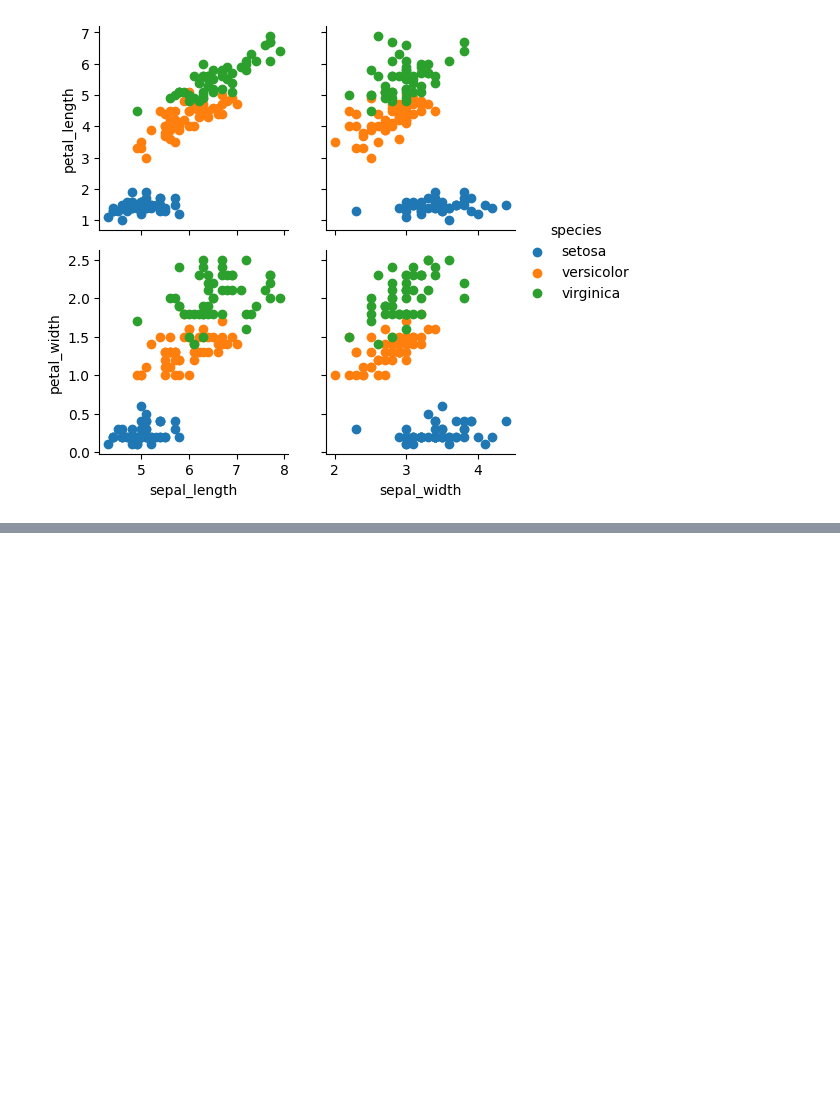
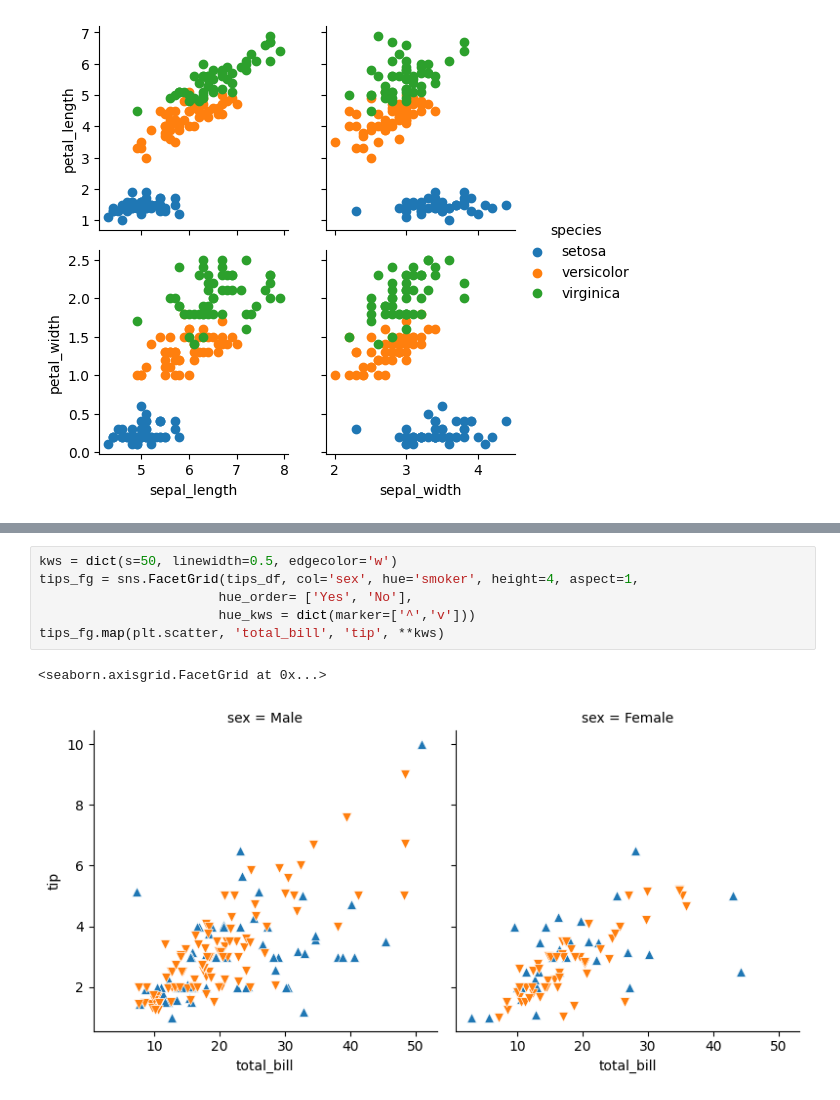
Before and after one commit to M-Hamza-Rao/Seaborn-Practice, a Jupyter notebook: PracticeCode.ipynb, the cells around one changed output, grey strips where cells are left out. Saved outputs shown, nothing was run; the diff lists cells and outputs as text; blank space fills up the shorter version.

```diff
--- a/PracticeCode.ipynb
+++ b/PracticeCode.ipynb
@@ -225,0 +257,9 @@ iris_g2.add_legend()
+# %%
+kws = dict(s=50, linewidth=0.5, edgecolor='w')
+tips_fg = sns.FacetGrid(tips_df, col='sex', hue='smoker', height=4, aspect=1,
+                       hue_order= ['Yes', 'No'],
+                       hue_kws = dict(marker=['^','v']))
+tips_fg.map(plt.scatter, 'total_bill', 'tip', **kws)
+# %% [output]
+<seaborn.axisgrid.FacetGrid at 0x...>
+[figure, added]
```
Also changed, not shown: parts of 7 cells of this notebook.
